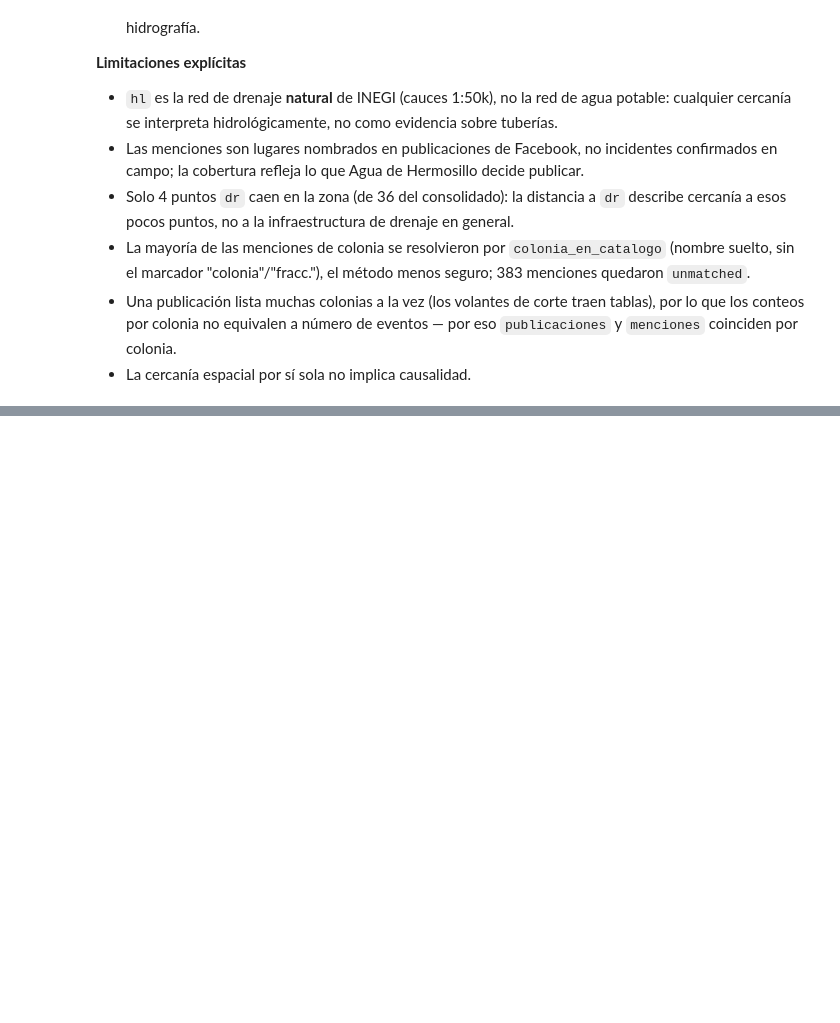
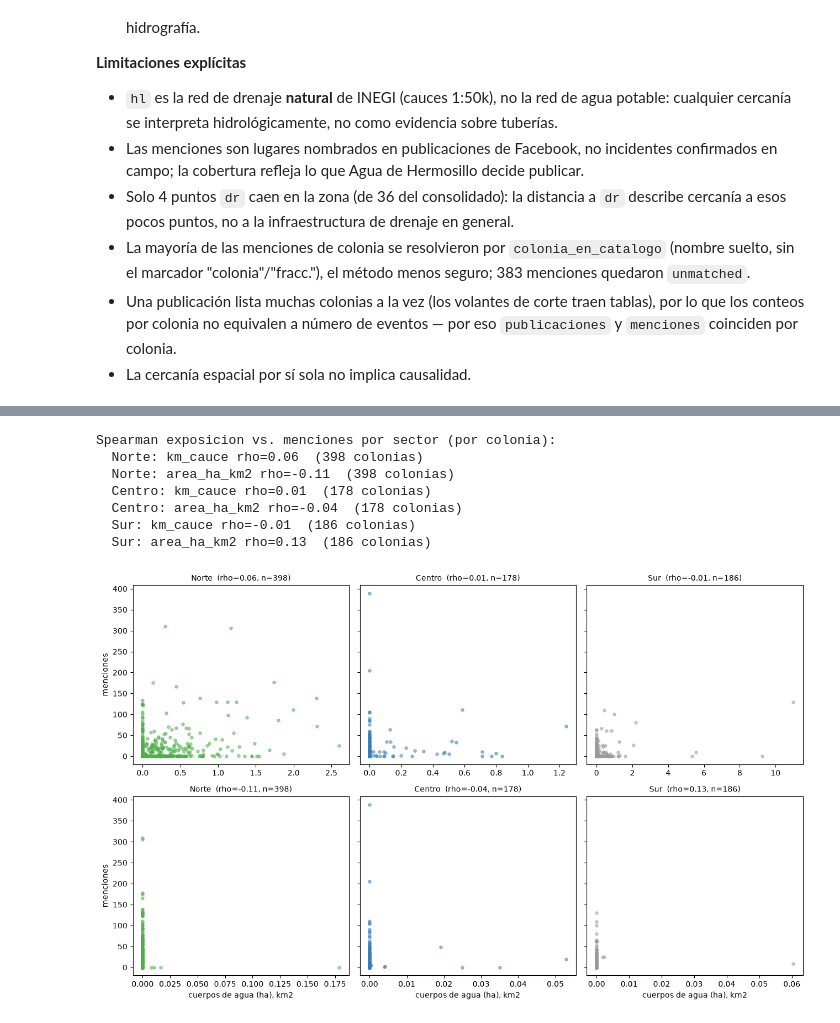
Before and after one commit to Mcd-2026-2-IngC-Team/proyecto-ingenieria-de-caracteristicas, a Jupyter notebook: notebooks/AAMM/06-AAMM-eda-avisos-hidrografia.ipynb, the cells around one changed output, grey strips where cells are left out. Saved outputs shown, nothing was run; the diff lists cells and outputs as text; code cells hidden in the pictures; blank space fills up the shorter version.

```diff
--- a/notebooks/AAMM/06-AAMM-eda-avisos-hidrografia.ipynb
+++ b/notebooks/AAMM/06-AAMM-eda-avisos-hidrografia.ipynb
@@ -369,0 +374,19 @@ Spearman (km_cauce vs. emergencias por colonia): 0.11
+# %%
+sectores = pd.read_csv(
+    Path("notebook_experimentation_data/colonias_hermosillo.csv"),
+    usecols=["colonia_id", "sector"],
+    dtype={"colonia_id": str},
+)
+
+# sector por colonia (expo ya trae km_cauce, area_ha_km2, menciones, emergencias)
+expo_sector = expo.join(sectores.set_index("colonia_id")["sector"])
+print(f"colonias con sector: {expo_sector['sector'].notna().sum()} de {len(expo_sector)}")
+
+# sector por cruce: el punto cae dentro del poligono de la colonia
+colonias_sector = colonias_cd.merge(sectores, on="colonia_id", how="left")
+cruces = gpd.sjoin(
+    cruces, colonias_sector[["sector", "geometry"]], how="left", predicate="within"
+).drop(columns="index_right")
+cruces = cruces[~cruces.index.duplicated(keep="first")]  # borde entre colonias
+
+print(f"cruces dentro de una colonia con sector: {cruces['sector'].notna().sum()} de {len(cruces)}")
@@ -369,0 +444,34 @@ Spearman (km_cauce vs. emergencias por colonia): 0.11
+# %%
+# exposicion vs. menciones por colonia, un panel por sector: si la pendiente
+# cambia entre sectores, la relacion aviso~hidrografia no es uniforme
+colores_sector = {"Norte": "#4daf4a", "Centro": "#377eb8", "Sur": "#999999"}
+orden = ["Norte", "Centro", "Sur"]
+exposiciones = [("km_cauce", "km de cauce (hl)"), ("area_ha_km2", "cuerpos de agua (ha), km2")]
+
+fig, axes = plt.subplots(2, 3, figsize=(13, 8), sharey="row")
+
+print("Spearman exposicion vs. menciones por sector (por colonia):")
+for j, s in enumerate(orden):
+    d = expo_sector[expo_sector["sector"] == s]
+    for i, (exposicion, etiqueta) in enumerate(exposiciones):
+        ax = axes[i, j]
+        ax.scatter(d[exposicion], d["menciones"], s=14, alpha=0.5, color=colores_sector[s])
+        rho = d[[exposicion, "menciones"]].corr(method="spearman").iloc[0, 1]
+        ax.set_title(f"{s}  (rho={rho:.2f}, n={len(d)})", fontsize=10)
+        if i == 1:
+            ax.set_xlabel(etiqueta)
+        if j == 0:
+            ax.set_ylabel("menciones")
+        print(f"  {s}: {exposicion} rho={rho:.2f}  ({len(d)} colonias)")
+
+plt.tight_layout()
+plt.show()
+# %% [output]
+Spearman exposicion vs. menciones por sector (por colonia):
+  Norte: km_cauce rho=0.06  (398 colonias)
+  Norte: area_ha_km2 rho=-0.11  (398 colonias)
+  Centro: km_cauce rho=0.01  (178 colonias)
+  Centro: area_ha_km2 rho=-0.04  (178 colonias)
+  Sur: km_cauce rho=-0.01  (186 colonias)
+  Sur: area_ha_km2 rho=0.13  (186 colonias)
+[figure, added]
```
Also changed, not shown: parts of 21 cells of this notebook, 1 other file.
